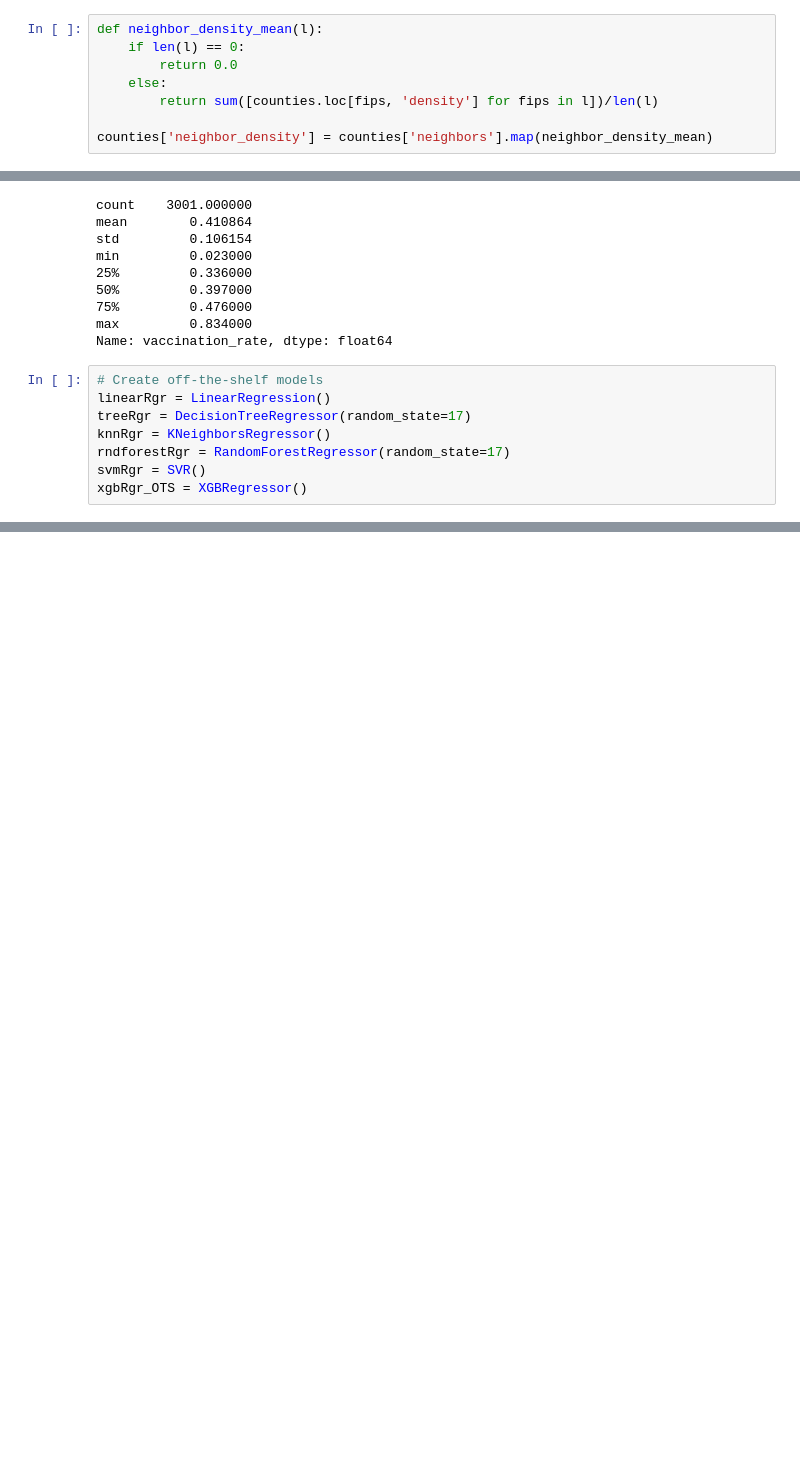
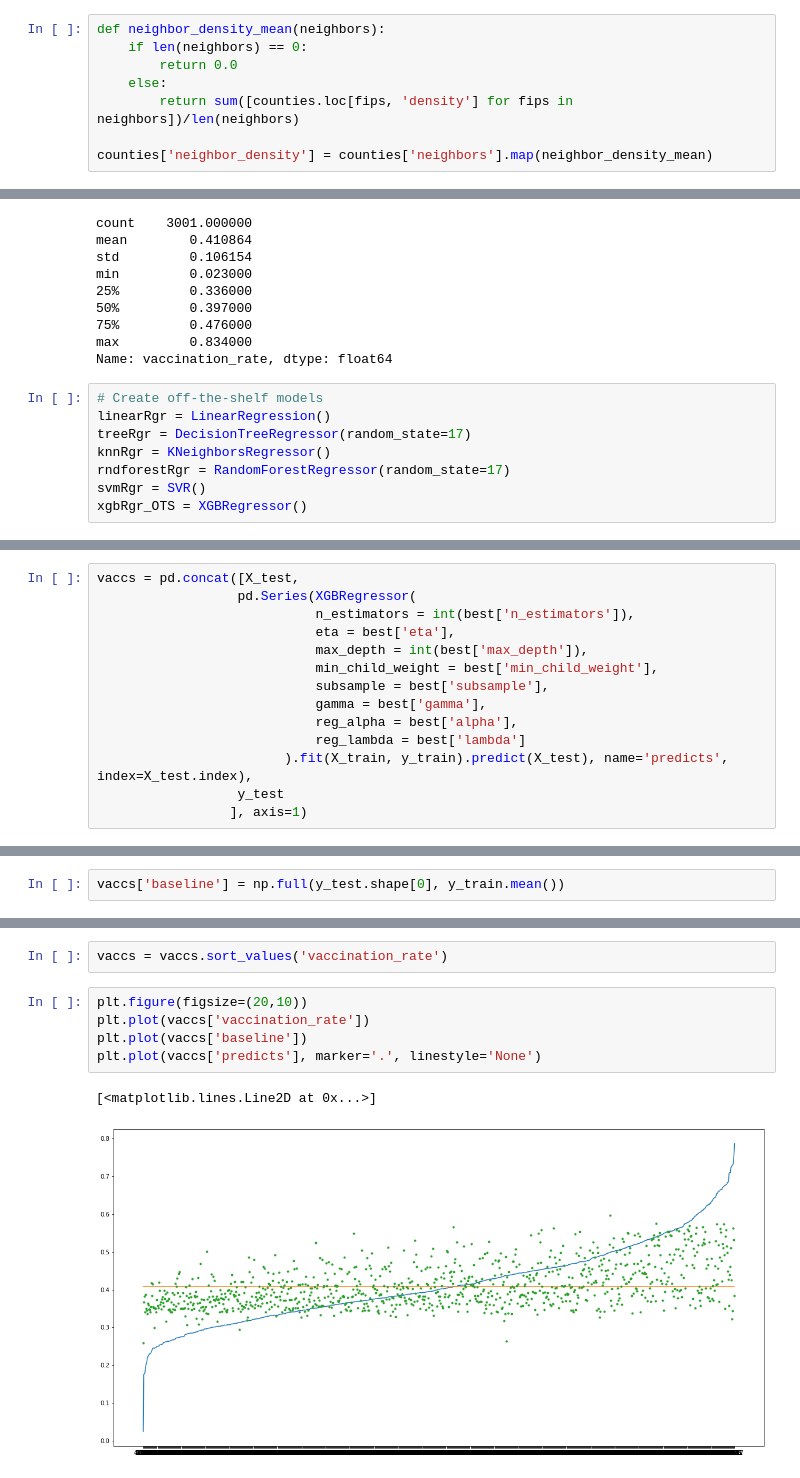
Before and after one commit to feynmanm/covid, a Jupyter notebook: notebooks/CANnotebooks/predictions.ipynb, the cells around one changed output, grey strips where cells are left out. Cells and saved outputs as stored; diff of their text form; blank space fills up the shorter version.

```diff
--- a/notebooks/CANnotebooks/predictions.ipynb
+++ b/notebooks/CANnotebooks/predictions.ipynb
@@ -39,11 +47,11 @@ counties['case_density'].isna().sum()
 # %% [output]
 102
 # %%
-def neighbor_density_mean(l):
-    if len(l) == 0:
+def neighbor_density_mean(neighbors):
+    if len(neighbors) == 0:
         return 0.0
     else:
-        return sum([counties.loc[fips, 'density'] for fips in l])/len(l)
+        return sum([counties.loc[fips, 'density'] for fips in neighbors])/len(neighbors)
 
 counties['neighbor_density'] = counties['neighbors'].map(neighbor_density_mean)
 # %%
@@ -518,0 +527,14 @@ best
+# %%
+vaccs = pd.concat([X_test,
+                  pd.Series(XGBRegressor(
+                            n_estimators = int(best['n_estimators']),
+                            eta = best['eta'],
+                            max_depth = int(best['max_depth']),
+                            min_child_weight = best['min_child_weight'],
+                            subsample = best['subsample'],
+                            gamma = best['gamma'],
+                            reg_alpha = best['alpha'],
+                            reg_lambda = best['lambda']
+                        ).fit(X_train, y_train).predict(X_test), name='predicts', index=X_test.index),
+                  y_test
+                 ], axis=1)
@@ -518,0 +557,2 @@ best
+# %%
+vaccs['baseline'] = np.full(y_test.shape[0], y_train.mean())
@@ -518,0 +571,10 @@ best
+# %%
+vaccs = vaccs.sort_values('vaccination_rate')
+# %%
+plt.figure(figsize=(20,10))
+plt.plot(vaccs['vaccination_rate'])
+plt.plot(vaccs['baseline'])
+plt.plot(vaccs['predicts'], marker='.', linestyle='None')
+# %% [output]
+[<matplotlib.lines.Line2D at 0x...>]
+[figure, added]
```
Also changed, not shown: parts of 20 cells of this notebook, 1 other file.
